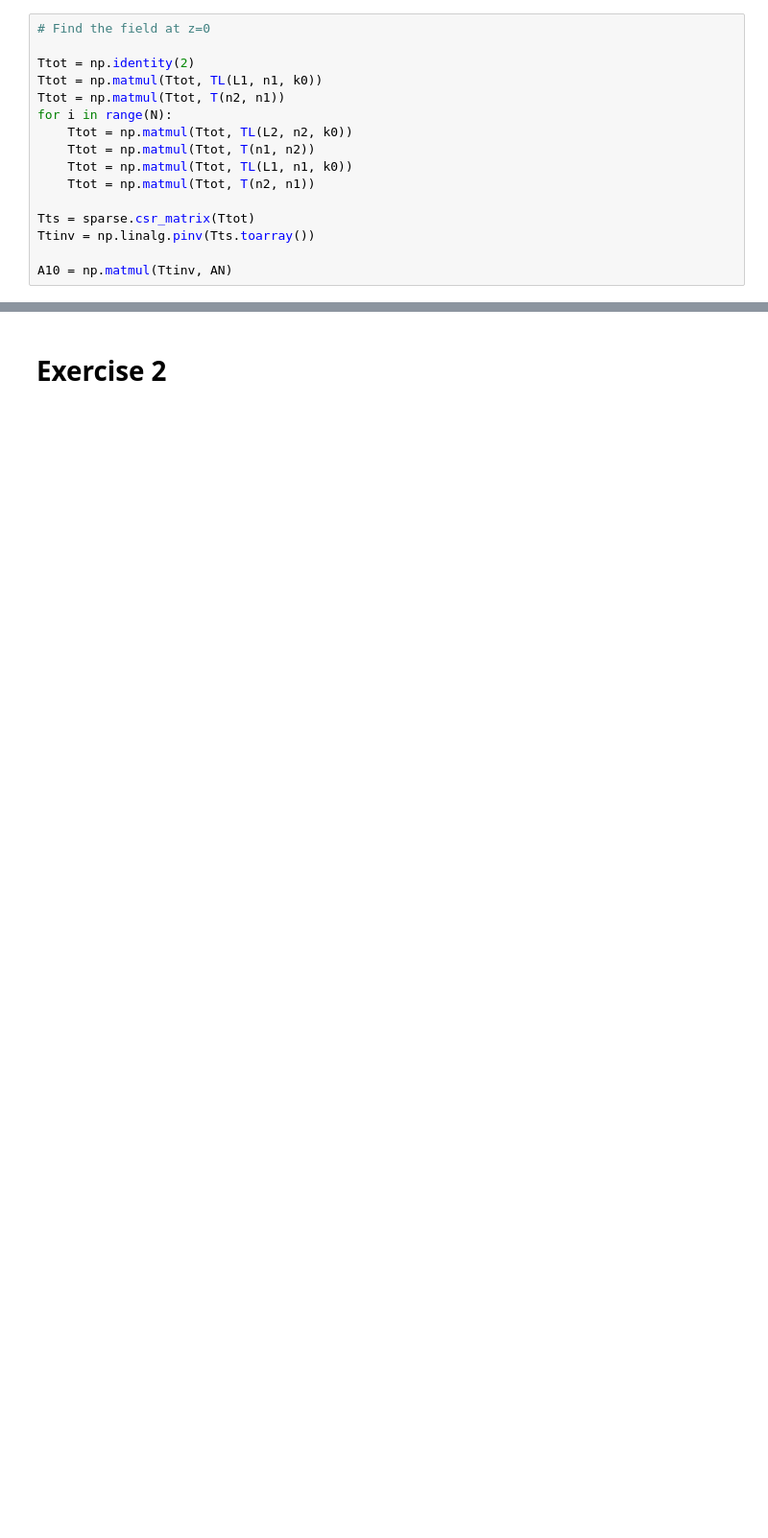
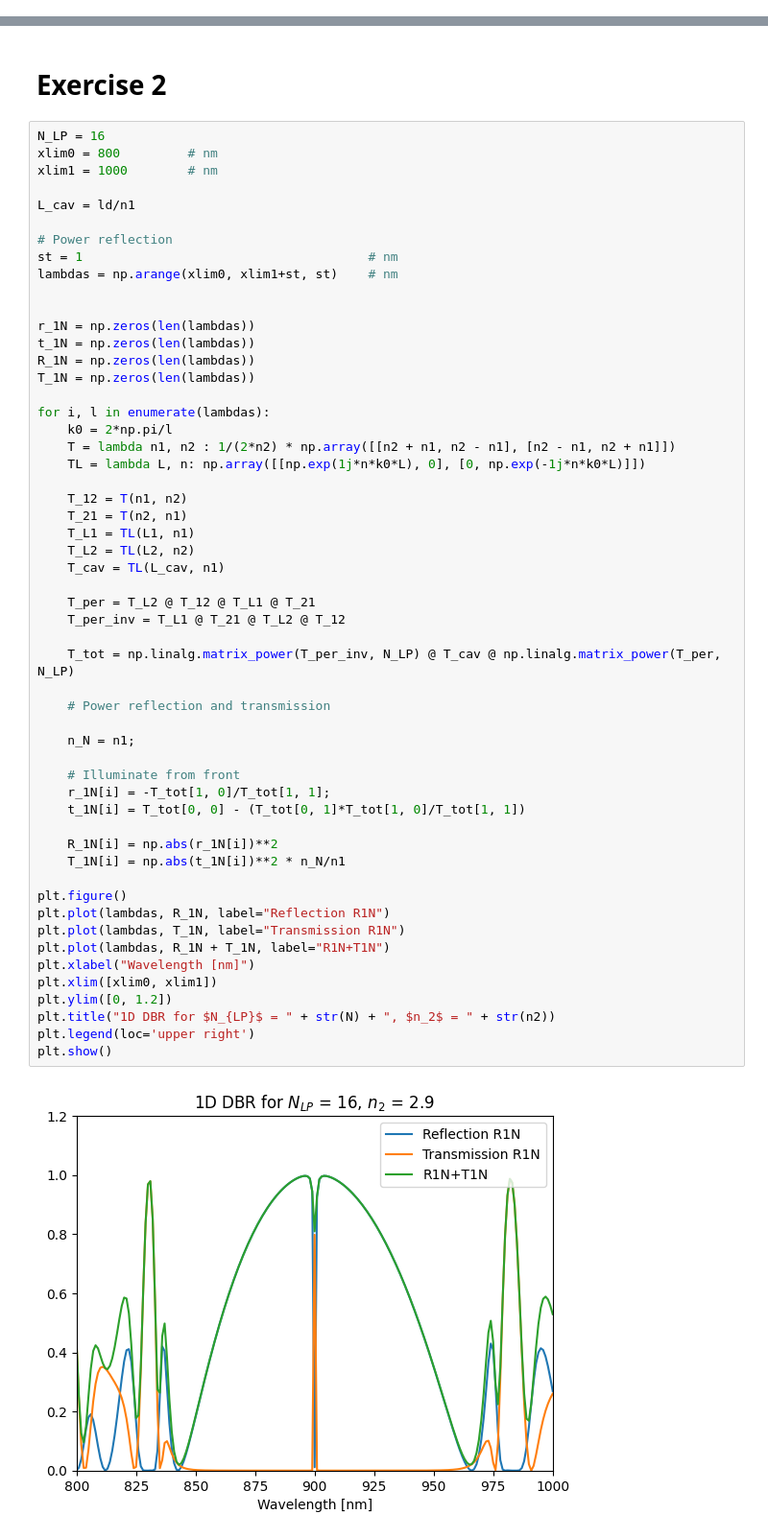
Before and after one commit to amcar-dtu/python-assignments, a Jupyter notebook: nano_opt_3.ipynb, the cells around one changed output, grey strips where cells are left out. Shown: that part at 96% size. Saved outputs shown, nothing was run; the diff lists cells and outputs as text; blank space fills up the shorter version.

```diff
--- a/nano_opt_3.ipynb
+++ b/nano_opt_3.ipynb
@@ -125,16 +211,0 @@ np.abs(A10[0][0] + A10[1][0])
-# %%
-# Find the field at z=0
-
-Ttot = np.identity(2)
-Ttot = np.matmul(Ttot, TL(L1, n1, k0))
-Ttot = np.matmul(Ttot, T(n2, n1))
-for i in range(N):
-    Ttot = np.matmul(Ttot, TL(L2, n2, k0))
-    Ttot = np.matmul(Ttot, T(n1, n2))
-    Ttot = np.matmul(Ttot, TL(L1, n1, k0))
-    Ttot = np.matmul(Ttot, T(n2, n1))
-
-Tts = sparse.csr_matrix(Ttot)
-Ttinv = np.linalg.pinv(Tts.toarray())
-
-A10 = np.matmul(Ttinv, AN)
@@ -214,5 +278,61 @@ plt.show()
 # %% [markdown]
 # Exercise 2
+# %%
+N_LP = 16
+xlim0 = 800         # nm
+xlim1 = 1000        # nm
+
+L_cav = ld/n1
+
+# Power reflection
+st = 1                                      # nm
+lambdas = np.arange(xlim0, xlim1+st, st)    # nm
+
+
+r_1N = np.zeros(len(lambdas))
+t_1N = np.zeros(len(lambdas))
+R_1N = np.zeros(len(lambdas))
+T_1N = np.zeros(len(lambdas))
+
+for i, l in enumerate(lambdas):
+    k0 = 2*np.pi/l
+    T = lambda n1, n2 : 1/(2*n2) * np.array([[n2 + n1, n2 - n1], [n2 - n1, n2 + n1]])
+    TL = lambda L, n: np.array([[np.exp(1j*n*k0*L), 0], [0, np.exp(-1j*n*k0*L)]])
+
+    T_12 = T(n1, n2)
+    T_21 = T(n2, n1)
+    T_L1 = TL(L1, n1)
+    T_L2 = TL(L2, n2)
+    T_cav = TL(L_cav, n1)
+
+    T_per = T_L2 @ T_12 @ T_L1 @ T_21
+    T_per_inv = T_L1 @ T_21 @ T_L2 @ T_12
+
+    T_tot = np.linalg.matrix_power(T_per_inv, N_LP) @ T_cav @ np.linalg.matrix_power(T_per, N_LP)
+
+    # Power reflection and transmission
+
+    n_N = n1;
+
+    # Illuminate from front
+    r_1N[i] = -T_tot[1, 0]/T_tot[1, 1];
+    t_1N[i] = T_tot[0, 0] - (T_tot[0, 1]*T_tot[1, 0]/T_tot[1, 1])
+
+    R_1N[i] = np.abs(r_1N[i])**2
+    T_1N[i] = np.abs(t_1N[i])**2 * n_N/n1
+
+plt.figure()
+plt.plot(lambdas, R_1N, label="Reflection R1N")
+plt.plot(lambdas, T_1N, label="Transmission R1N")
+plt.plot(lambdas, R_1N + T_1N, label="R1N+T1N")
+plt.xlabel("Wavelength [nm]")
+plt.xlim([xlim0, xlim1])
+plt.ylim([0, 1.2])
+plt.title("1D DBR for $N_{LP}$ = " + str(N) + ", $n_2$ = " + str(n2))
+plt.legend(loc='upper right')
+plt.show()
+# %% [output]
+[figure, added]
 # %%
 ## A: Power Reflection
 N = 16
```
Also changed, not shown: parts of 16 cells of this notebook, 2 other files.
